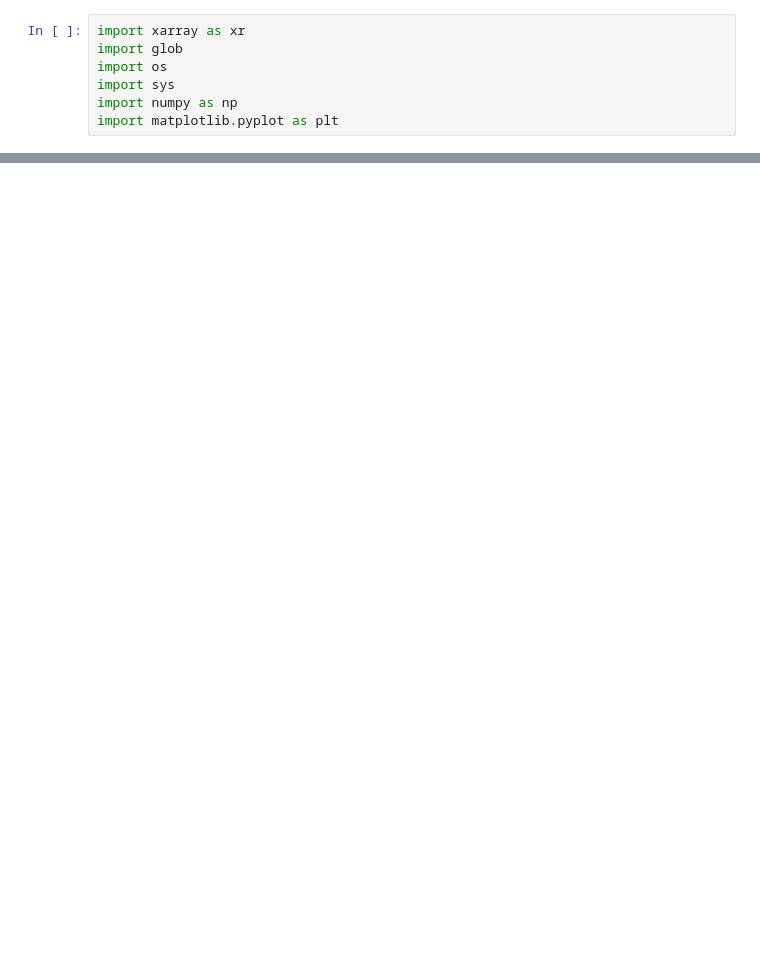
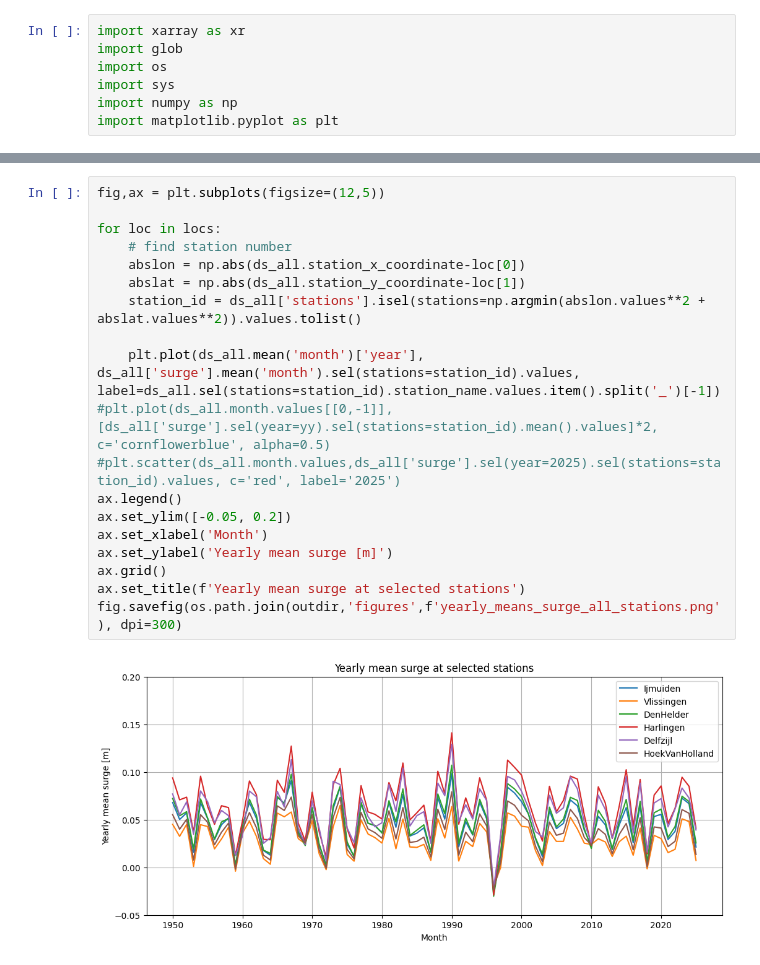
Before and after one commit to VU-IVM/gtsm3-era5-nrt, a Jupyter notebook: 03_other_postprocessing/00_monthly_means_surge_SeaLevelMonitor.ipynb, the cells around one changed output, grey strips where cells are left out. Saved outputs shown, nothing was run; the diff lists cells and outputs as text; blank space fills up the shorter version.

```diff
--- a/03_other_postprocessing/00_monthly_means_surge_SeaLevelMonitor.ipynb
+++ b/03_other_postprocessing/00_monthly_means_surge_SeaLevelMonitor.ipynb
@@ -295,0 +220,21 @@ Text(0.5, 1.0, 'Mean monthly surge at NWS_NO_TS_MO_Ijmuiden \n for each year in
+# %%
+fig,ax = plt.subplots(figsize=(12,5))
+
+for loc in locs:
+    # find station number
+    abslon = np.abs(ds_all.station_x_coordinate-loc[0])
+    abslat = np.abs(ds_all.station_y_coordinate-loc[1])
+    station_id = ds_all['stations'].isel(stations=np.argmin(abslon.values**2 + abslat.values**2)).values.tolist()
+
+    plt.plot(ds_all.mean('month')['year'], ds_all['surge'].mean('month').sel(stations=station_id).values, label=ds_all.sel(stations=station_id).station_name.values.item().split('_')[-1])
+#plt.plot(ds_all.month.values[[0,-1]], [ds_all['surge'].sel(year=yy).sel(stations=station_id).mean().values]*2, c='cornflowerblue', alpha=0.5)
+#plt.scatter(ds_all.month.values,ds_all['surge'].sel(year=2025).sel(stations=station_id).values, c='red', label='2025')
+ax.legend()
+ax.set_ylim([-0.05, 0.2])
+ax.set_xlabel('Month')
+ax.set_ylabel('Yearly mean surge [m]')
+ax.grid()
+ax.set_title(f'Yearly mean surge at selected stations')
+fig.savefig(os.path.join(outdir,'figures',f'yearly_means_surge_all_stations.png'), dpi=300)
+# %% [output]
+[figure, added]
```
Also changed, not shown: parts of 21 cells of this notebook, 4 other files.
